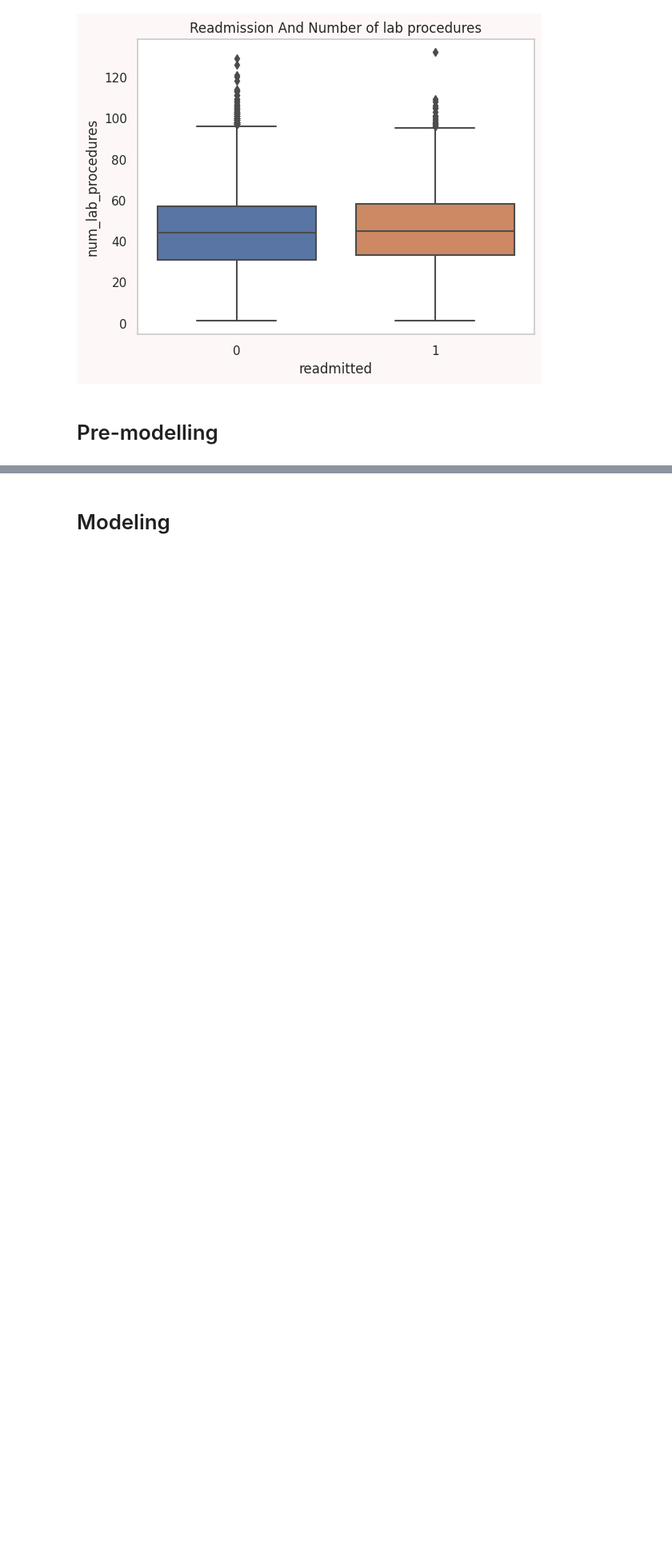
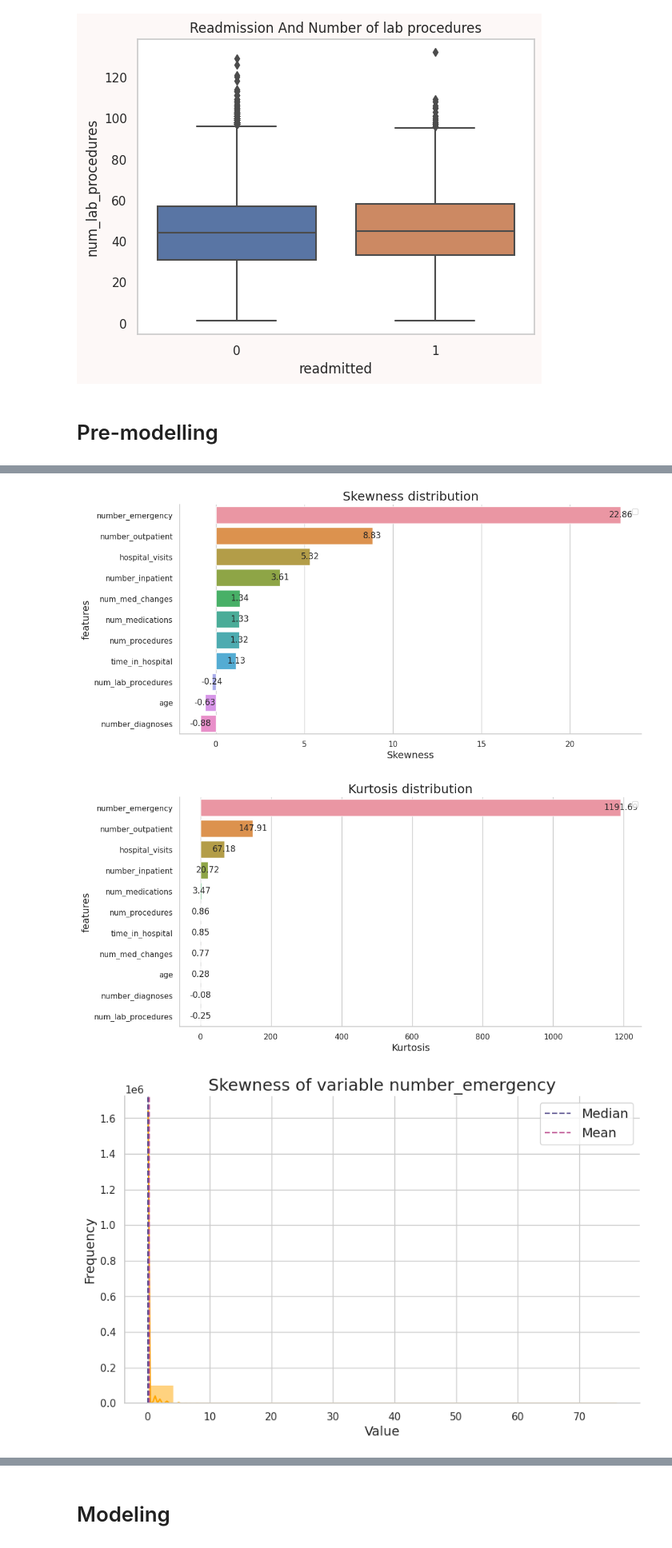
Before and after one commit to AliMO77/DMAKD, a Jupyter notebook: Diabetes.ipynb, the cells around one changed output, grey strips where cells are left out. Shown at 80% size. Cells and saved outputs as stored; diff of their text form; code cells hidden in the pictures; blank space fills up the shorter version.

```diff
--- a/Diabetes.ipynb
+++ b/Diabetes.ipynb
@@ -629,0 +693,11 @@ dtype: object
+# %%
+
+non_numerical_features = list(raw_data.select_dtypes(exclude=['number']).columns)
+admission_discharge_features = ['admission_type_id','discharge_disposition_id','admission_source_id']
+
+identification_features = ['encounter_id','patient_nbr']
+
+#remove binary features, patient identificatation features as well as admission and discharge features
+numerical_features = list(raw_data.select_dtypes(include=['number']).columns)
+numerical_features = list(filter(lambda x : x not in identification_features and x not in admission_discharge_features, numerical_features))
+numerical_features = list(filter(lambda x : len(raw_data[x].unique()) > 3 , numerical_features))
@@ -629,0 +706,8 @@ dtype: object
+# %%
+visualize_data_skewness(raw_data,numerical_features)
+visualize_data_kurtosis(raw_data,numerical_features)
+visualize_column_skewness(raw_data,'number_emergency')
+# %% [output]
+[figure, added]
+[figure, added]
+[figure, added]
```
Also changed, not shown: parts of 31 cells of this notebook, 1 other file.
